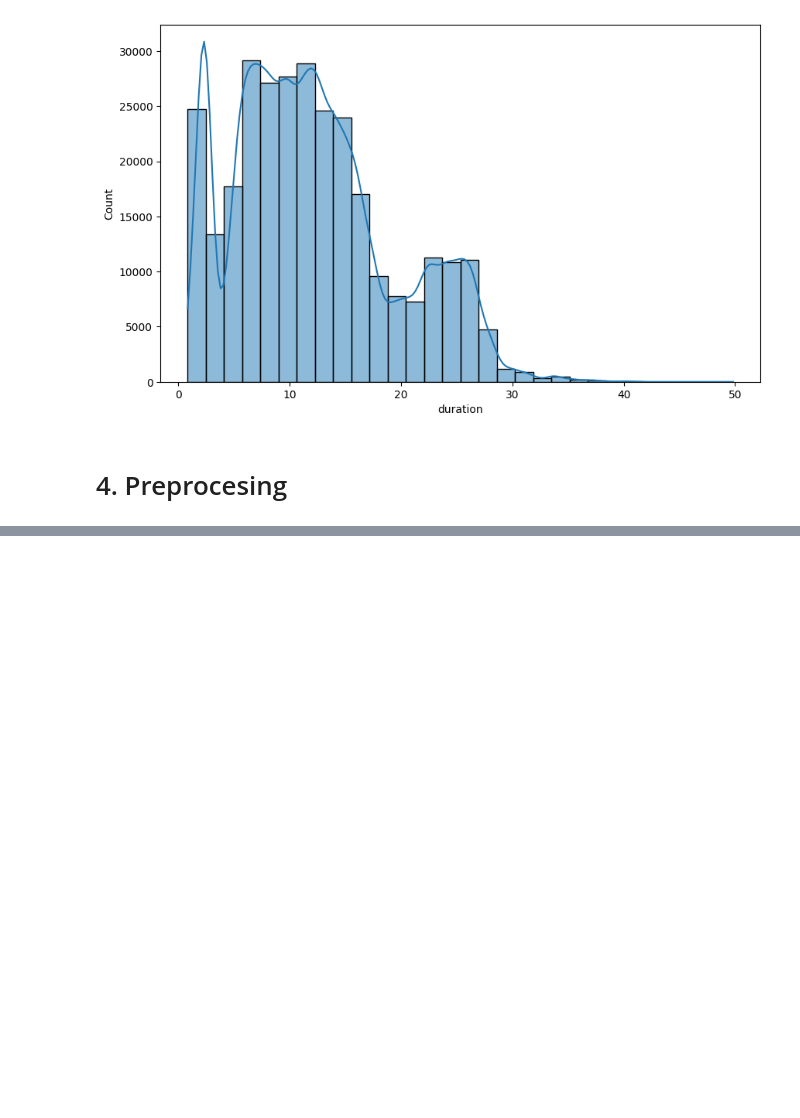
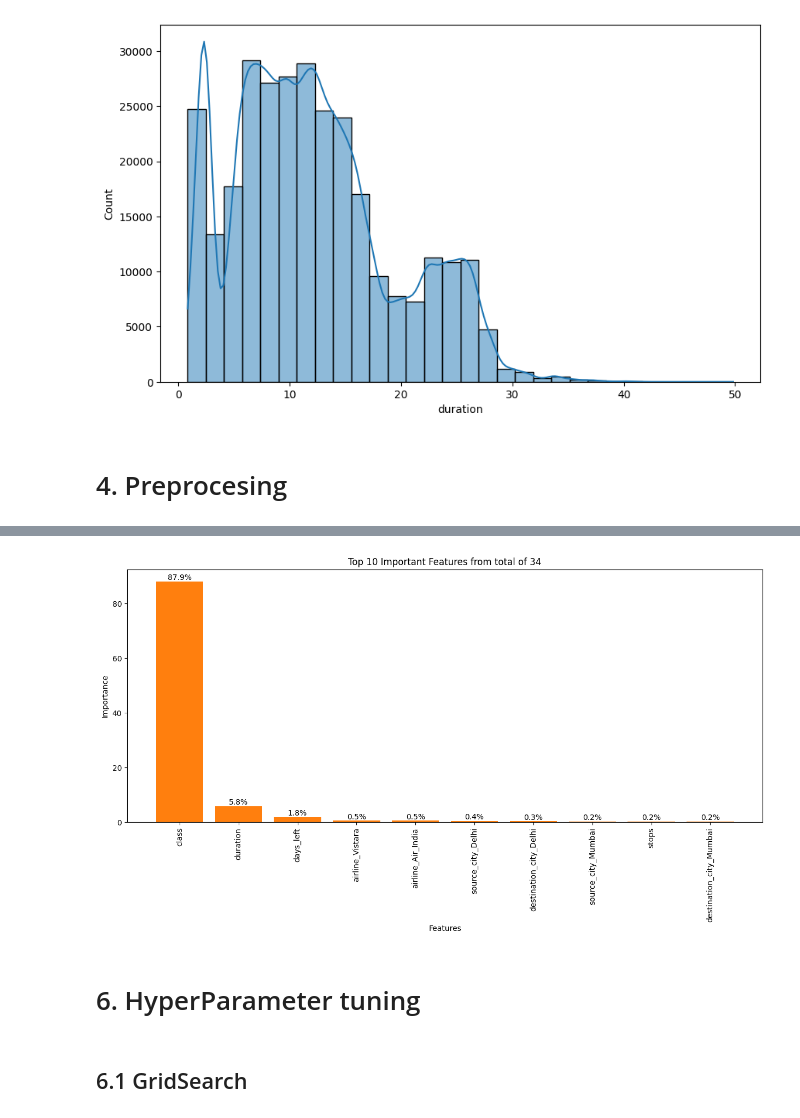
Before and after one commit to OndrejZapletal99/Python_DS_ML, a Jupyter notebook: flight_price/main.ipynb, the cells around one changed output, grey strips where cells are left out. Drawn from its saved outputs; the diff is of its cells as text; code cells hidden in the pictures; blank space fills up the shorter version.

```diff
--- a/flight_price/main.ipynb
+++ b/flight_price/main.ipynb
@@ -174,0 +304,15 @@ sns.histplot(df['duration'], bins=30, kde=True)
+# %%
+plt.figure(figsize=(15, 6))
+plt.bar( x = importances_df['Feature'].head(10), height = importances_df['Importance'].head(10))
+plt.xticks(rotation=90)
+plt.title(f'Top 10 Important Features from total of {len(importances_df)}')
+plt.xlabel('Features')
+plt.ylabel('Importance')
+plt.bar_label(plt.bar( x = importances_df['Feature'].head(10), height = importances_df['Importance'].head(10)*100), fmt='%.1f%%')
+plt.show()
+# %% [output]
+[figure, added]
+# %% [markdown]
+# 6. HyperParameter tuning
+# %% [markdown]
+## 6.1 GridSearch
```
Also changed, not shown: parts of 23 cells of this notebook.
